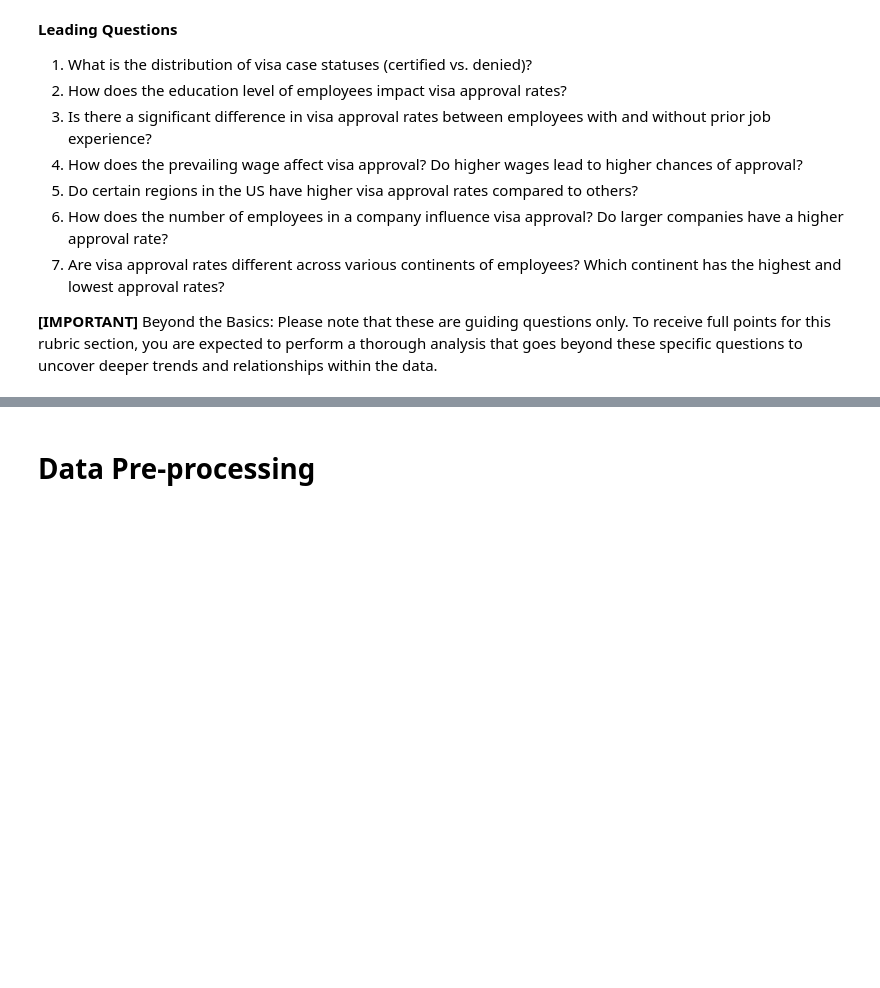
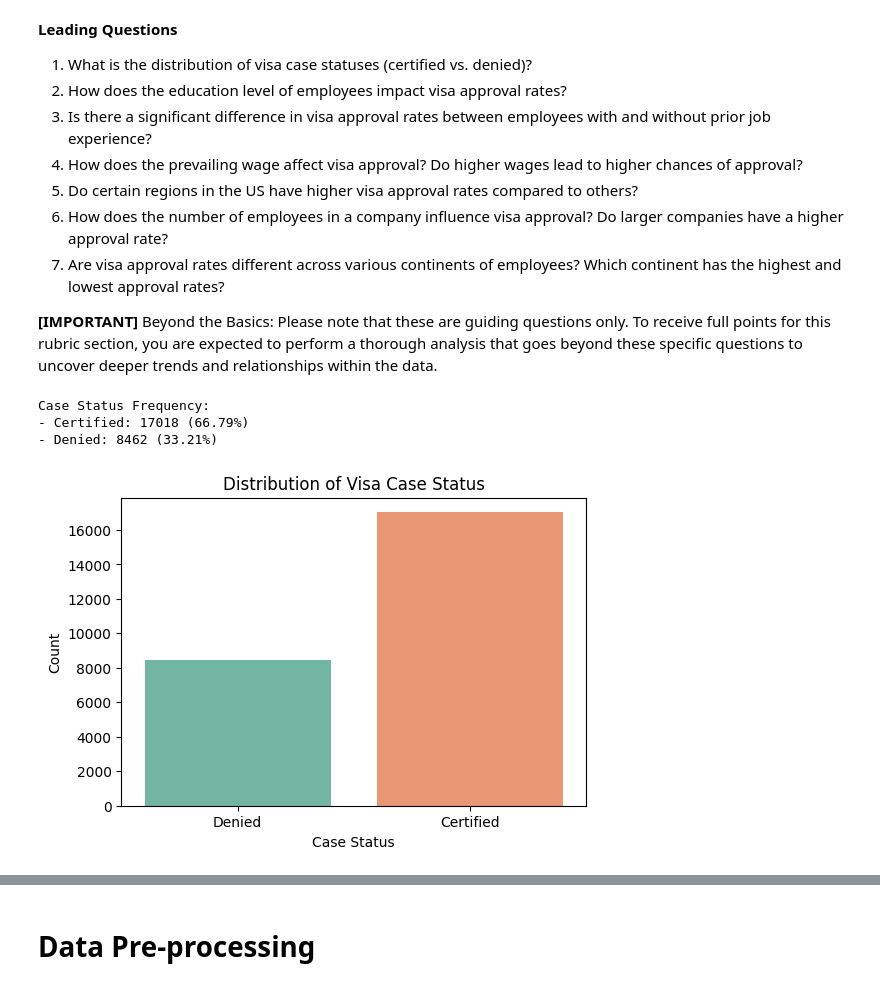
Before and after one commit to Kwasi-Dankwa/Easy_Visa_CS, a Jupyter notebook: AI&DS_Week8_Project2_Full_Code_Notebook_EasyVisa_.ipynb, the cells around one changed output, grey strips where cells are left out. Saved outputs shown, nothing was run; the diff lists cells and outputs as text; code cells hidden in the pictures; blank space fills up the shorter version.

```diff
--- a/AI&DS_Week8_Project2_Full_Code_Notebook_EasyVisa_.ipynb
+++ b/AI&DS_Week8_Project2_Full_Code_Notebook_EasyVisa_.ipynb
@@ -146,3 +146,27 @@ memory usage: 2.3+ MB
 
 
 **[IMPORTANT]** Beyond the Basics: Please note that these are guiding questions only. To receive full points for this rubric section, you are expected to perform a thorough analysis that goes beyond these specific questions to uncover deeper trends and relationships within the data.
+# %%
+import matplotlib.pyplot as plt
+import seaborn as sns
+
+# Calculate counts and percentages
+status_counts = df['case_status'].value_counts()
+status_pct = df['case_status'].value_counts(normalize=True) * 100
+
+print("Case Status Frequency:")
+for idx in status_counts.index:
+    print(f"- {idx}: {status_counts[idx]} ({status_pct[idx]:.2f}%)")
+
+# Visualize the distribution
+plt.figure(figsize=(6, 4))
+sns.countplot(data=df, x='case_status', hue='case_status', palette='Set2', legend=False)
+plt.title('Distribution of Visa Case Status')
+plt.xlabel('Case Status')
+plt.ylabel('Count')
+plt.show()
+# %% [output]
+Case Status Frequency:
+- Certified: 17018 (66.79%)
+- Denied: 8462 (33.21%)
+[figure, added]
```
Also changed, not shown: parts of 12 cells of this notebook.
